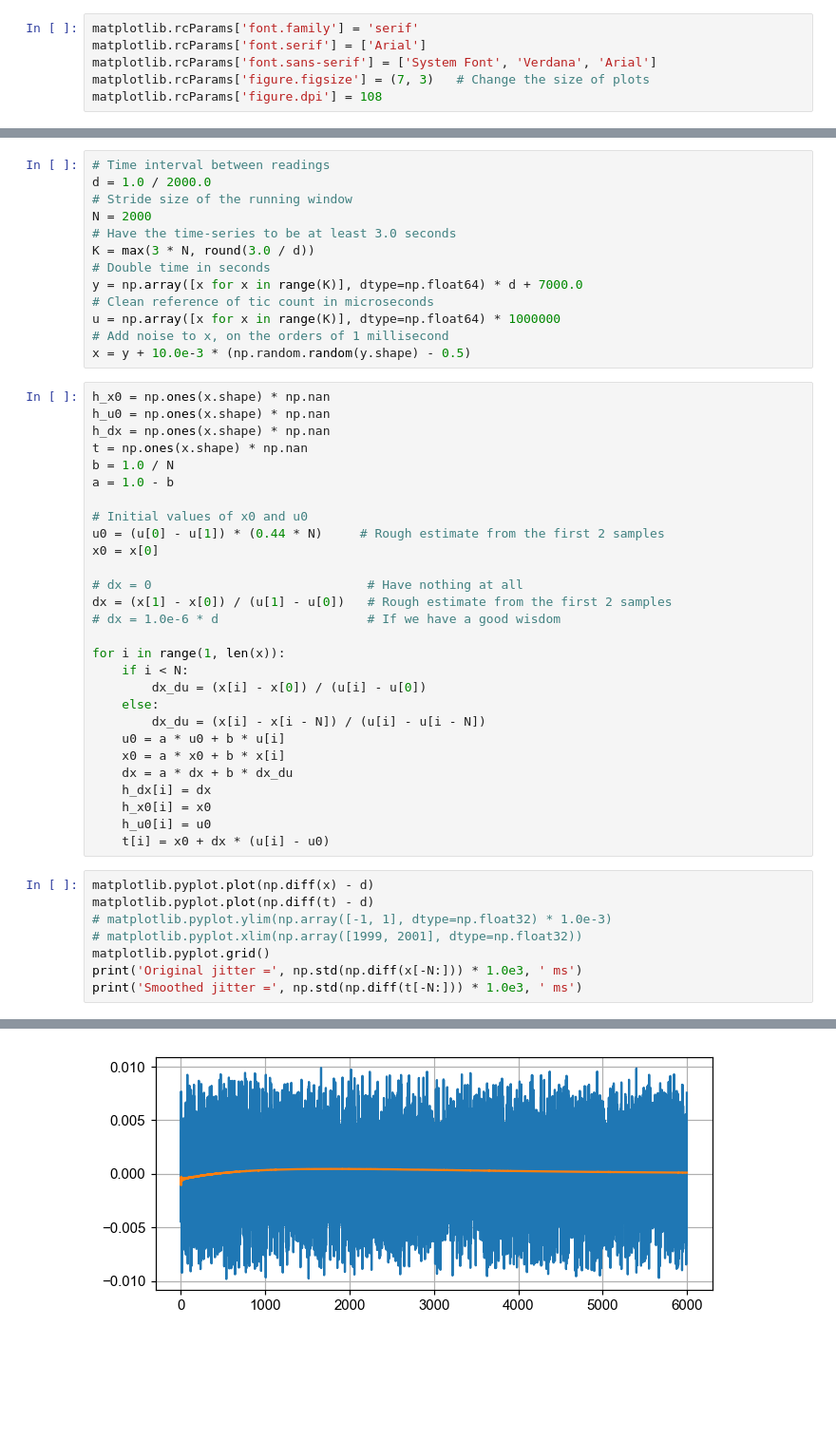
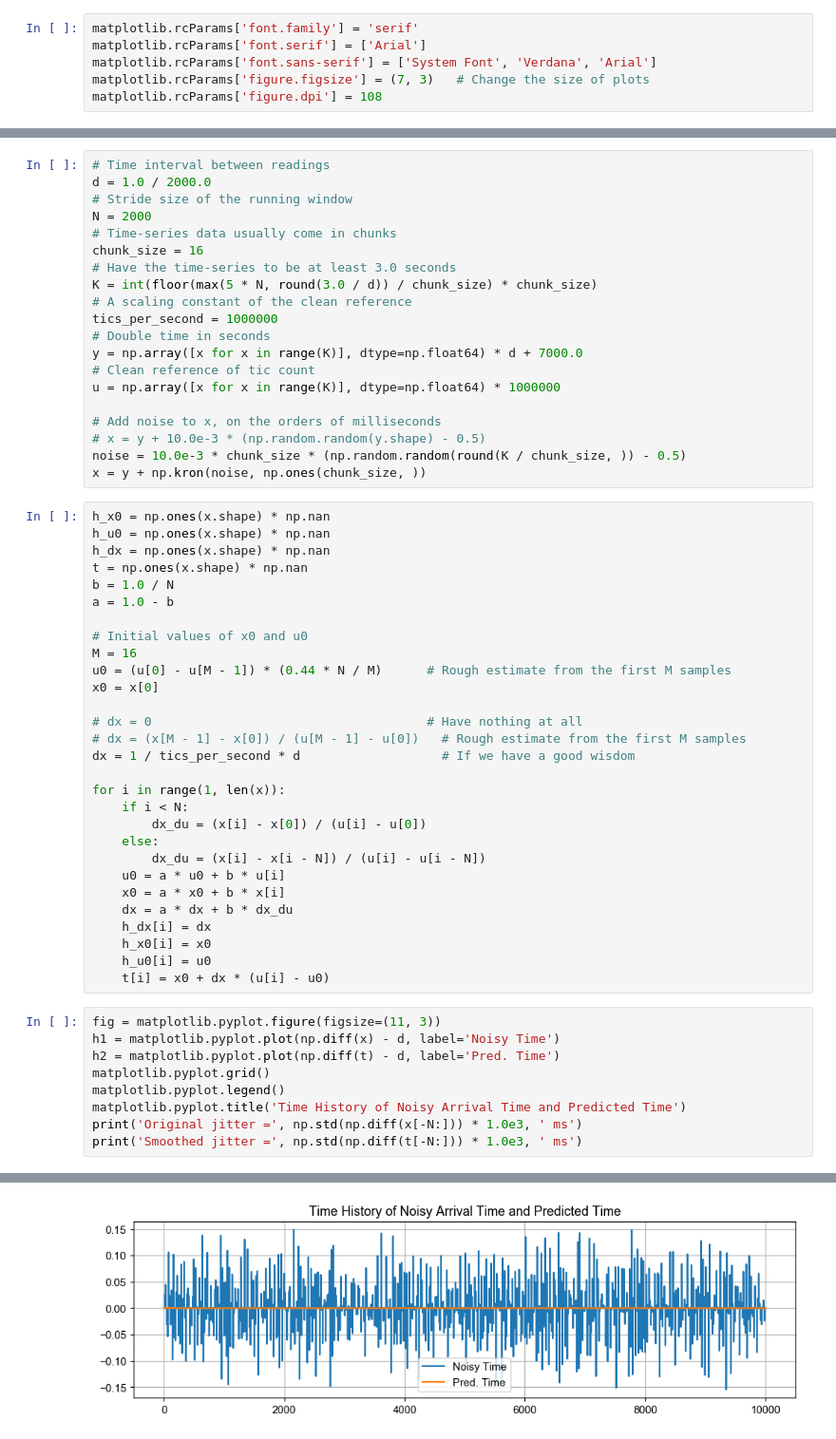
Before and after one commit to OURadar/RadarKit, a Jupyter notebook: python/RKClock.ipynb, the cells around one changed output, grey strips where cells are left out. Shown: that part at 95% size. Saved outputs shown, nothing was run; the diff lists cells and outputs as text; blank space fills up the shorter version.

Commit message:
Notebook clean up

```diff
--- a/python/RKClock.ipynb
+++ b/python/RKClock.ipynb
@@ -16,14 +17,21 @@ import numpy as np
 d = 1.0 / 2000.0
 # Stride size of the running window
 N = 2000
+# Time-series data usually come in chunks
+chunk_size = 16
 # Have the time-series to be at least 3.0 seconds
-K = max(3 * N, round(3.0 / d))
+K = int(floor(max(5 * N, round(3.0 / d)) / chunk_size) * chunk_size)
+# A scaling constant of the clean reference
+tics_per_second = 1000000
 # Double time in seconds
 y = np.array([x for x in range(K)], dtype=np.float64) * d + 7000.0
-# Clean reference of tic count in microseconds
+# Clean reference of tic count
 u = np.array([x for x in range(K)], dtype=np.float64) * 1000000
-# Add noise to x, on the orders of 1 millisecond
-x = y + 10.0e-3 * (np.random.random(y.shape) - 0.5)
+
+# Add noise to x, on the orders of milliseconds
+# x = y + 10.0e-3 * (np.random.random(y.shape) - 0.5)
+noise = 10.0e-3 * chunk_size * (np.random.random(round(K / chunk_size, )) - 0.5)
+x = y + np.kron(noise, np.ones(chunk_size, ))
 # %%
 h_x0 = np.ones(x.shape) * np.nan
 h_u0 = np.ones(x.shape) * np.nan
@@ -33,12 +41,13 @@ b = 1.0 / N
 a = 1.0 - b
 
 # Initial values of x0 and u0
-u0 = (u[0] - u[1]) * (0.44 * N)     # Rough estimate from the first 2 samples
+M = 16
+u0 = (u[0] - u[M - 1]) * (0.44 * N / M)      # Rough estimate from the first M samples
 x0 = x[0]
 
-# dx = 0                             # Have nothing at all
-dx = (x[1] - x[0]) / (u[1] - u[0])   # Rough estimate from the first 2 samples
-# dx = 1.0e-6 * d                    # If we have a good wisdom
+# dx = 0                                     # Have nothing at all
+# dx = (x[M - 1] - x[0]) / (u[M - 1] - u[0])   # Rough estimate from the first M samples
+dx = 1 / tics_per_second * d                   # If we have a good wisdom
 
 for i in range(1, len(x)):
     if i < N:
@@ -53,11 +62,12 @@ for i in range(1, len(x)):
     h_u0[i] = u0
     t[i] = x0 + dx * (u[i] - u0)
 # %%
-matplotlib.pyplot.plot(np.diff(x) - d)
-matplotlib.pyplot.plot(np.diff(t) - d)
-# matplotlib.pyplot.ylim(np.array([-1, 1], dtype=np.float32) * 1.0e-3)
-# matplotlib.pyplot.xlim(np.array([1999, 2001], dtype=np.float32))
+fig = matplotlib.pyplot.figure(figsize=(11, 3))
+h1 = matplotlib.pyplot.plot(np.diff(x) - d, label='Noisy Time')
+h2 = matplotlib.pyplot.plot(np.diff(t) - d, label='Pred. Time')
 matplotlib.pyplot.grid()
+matplotlib.pyplot.legend()
+matplotlib.pyplot.title('Time History of Noisy Arrival Time and Predicted Time')
 print('Original jitter =', np.std(np.diff(x[-N:])) * 1.0e3, ' ms')
 print('Smoothed jitter =', np.std(np.diff(t[-N:])) * 1.0e3, ' ms')
 # %% [output]
@@ -66 +76 @@ Smoothed jitter = 0.0424617849794  ms
-[figure, old version]
+[figure, new version]
```
Also changed, not shown: parts of 7 cells of this notebook.
